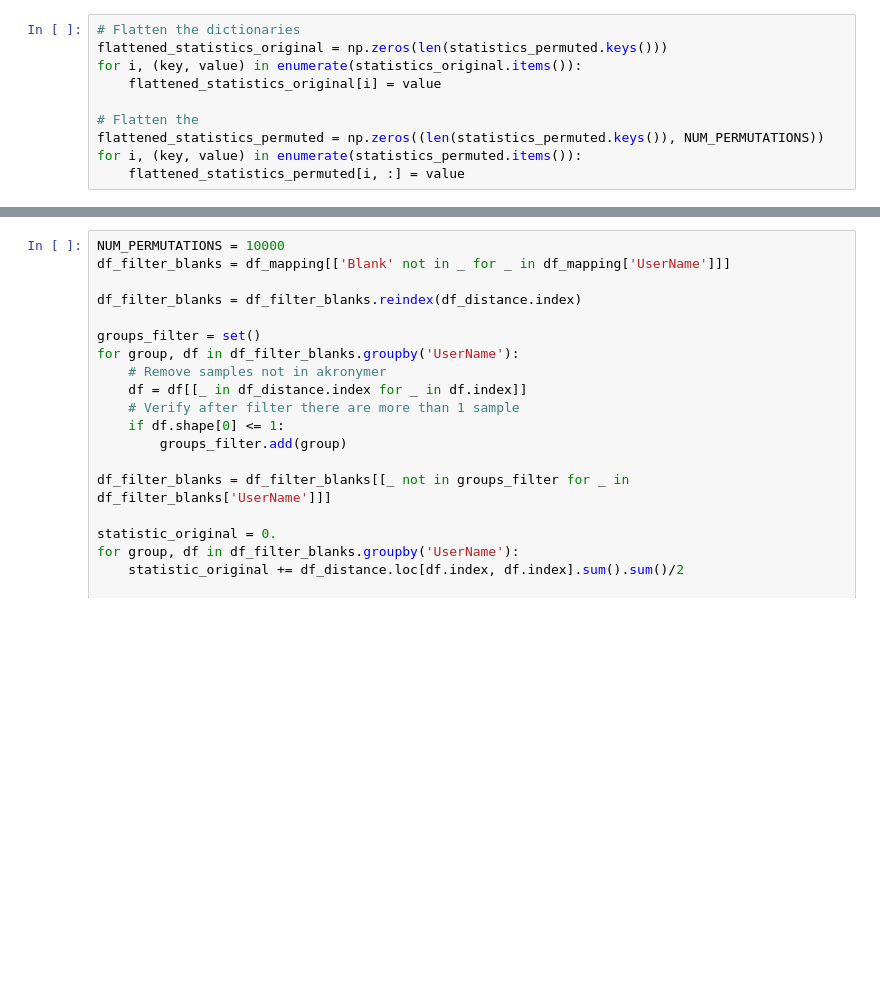
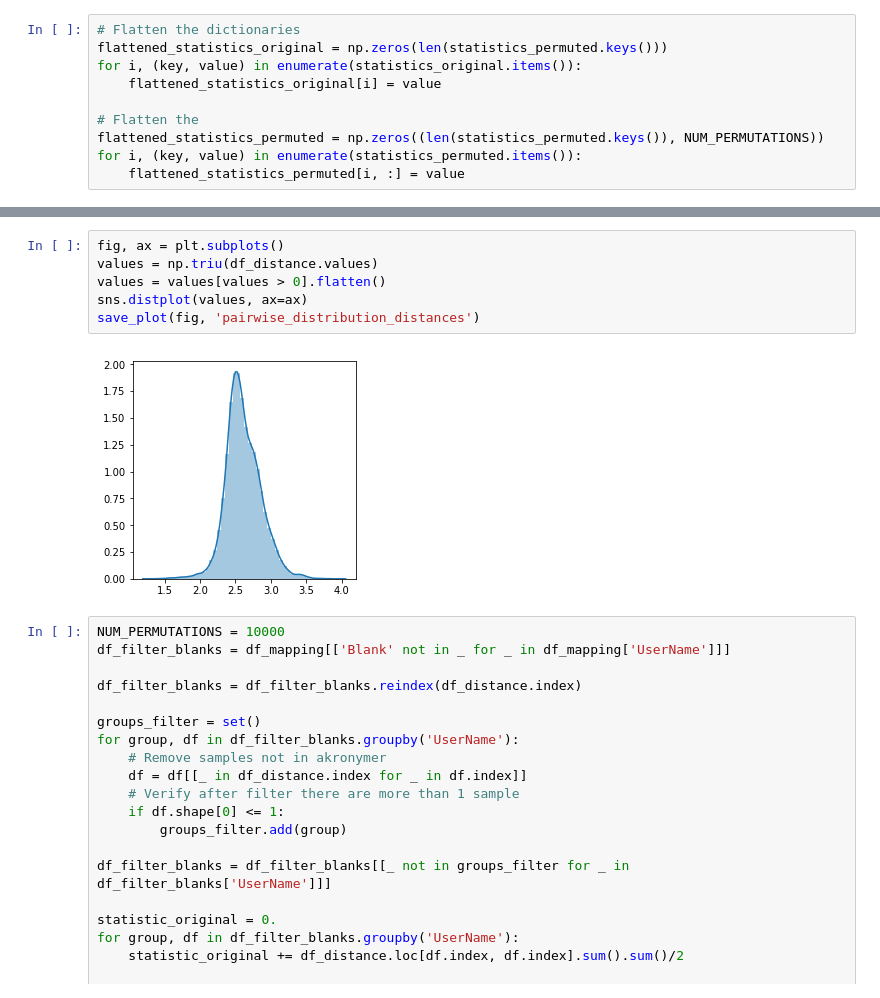
Before and after one commit to knights-lab/foodworks, a Jupyter notebook: notebooks/Significant Time Association.ipynb, the cells around one changed output, grey strips where cells are left out. Drawn from its saved outputs; the diff is of its cells as text; blank space fills up the shorter version.

```diff
--- a/notebooks/Significant Time Association.ipynb
+++ b/notebooks/Significant Time Association.ipynb
@@ -97,3 +168,11 @@ save_plot(fig, 'ordermatters_hist')
+# %%
+fig, ax = plt.subplots()
+values = np.triu(df_distance.values)
+values = values[values > 0].flatten()
+sns.distplot(values, ax=ax)
+save_plot(fig, 'pairwise_distribution_distances')
+# %% [output]
+[figure, added]
 # %%
 NUM_PERMUTATIONS = 10000
 df_filter_blanks = df_mapping[['Blank' not in _ for _ in df_mapping['UserName']]]
```
Also changed, not shown: parts of 9 cells of this notebook, 21 other files.
